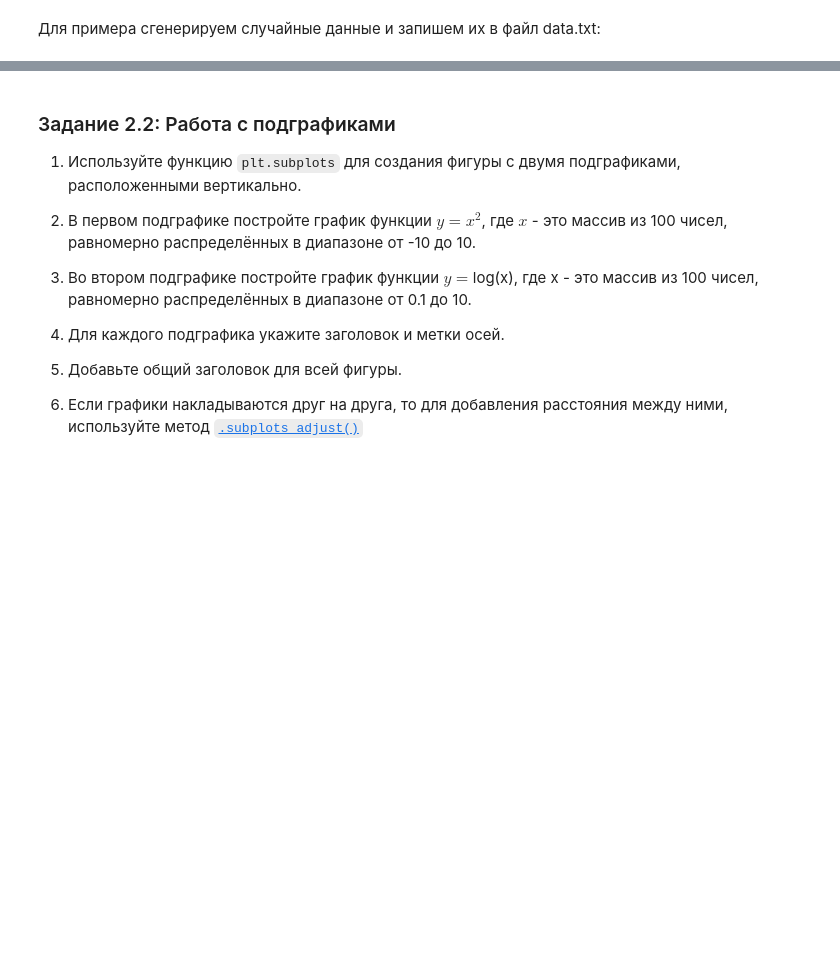
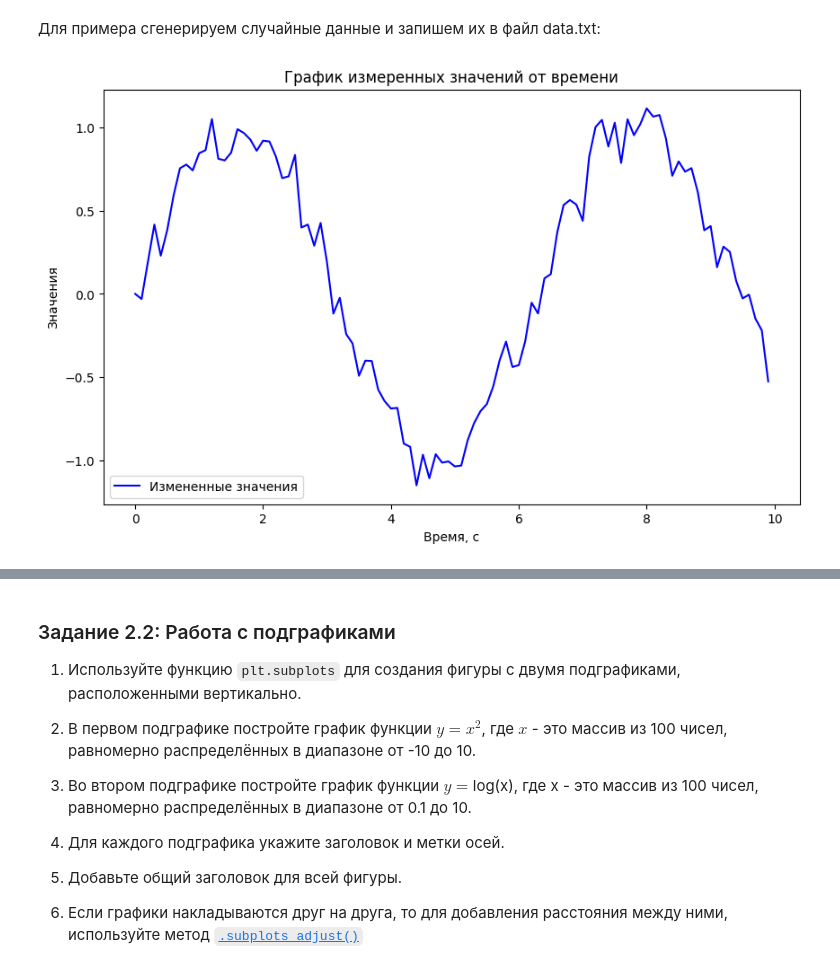
Before and after one commit to UnFarel/data_mining, a Jupyter notebook: 1. Введение/Practice/Практическая_работа_№2_Matplotlib_Plotly.ipynb, the cells around one changed output, grey strips where cells are left out. Cells and saved outputs as stored; diff of their text form; code cells hidden in the pictures; blank space fills up the shorter version.

```diff
--- a/1. Введение/Practice/Практическая_работа_№2_Matplotlib_Plotly.ipynb
+++ b/1. Введение/Practice/Практическая_работа_№2_Matplotlib_Plotly.ipynb
@@ -265,3 +263,26 @@ np.savetxt('data.txt', data, delimiter=' ')
+# %%
+from turtle import position
+import numpy as np
+import matplotlib.pyplot as plt
+
+# Загружаем данные из файла
+data = np.loadtxt('data.txt')
+time = data[:, 0]
+values = data[:, 1]
+
+# Создаём график
+plt.figure(figsize=(10, 6))  # Устанавливаем размер графика
+plt.plot(time, values, label='Измененные значения', color='blue')
+
+# Добавляем заголовок, подписи осей и легенду
+plt.title('График измеренных значений от времени')
+plt.xlabel('Время, с')
+plt.ylabel('Значения')
+plt.legend(loc='lower left')
+
+plt.show()
+# %% [output]
+[figure, added]
 # %% [markdown]
 ![image.png](embedded-picture-1)
 # %% [markdown]
```
Also changed, not shown: parts of 18 cells of this notebook, 1 other file.
